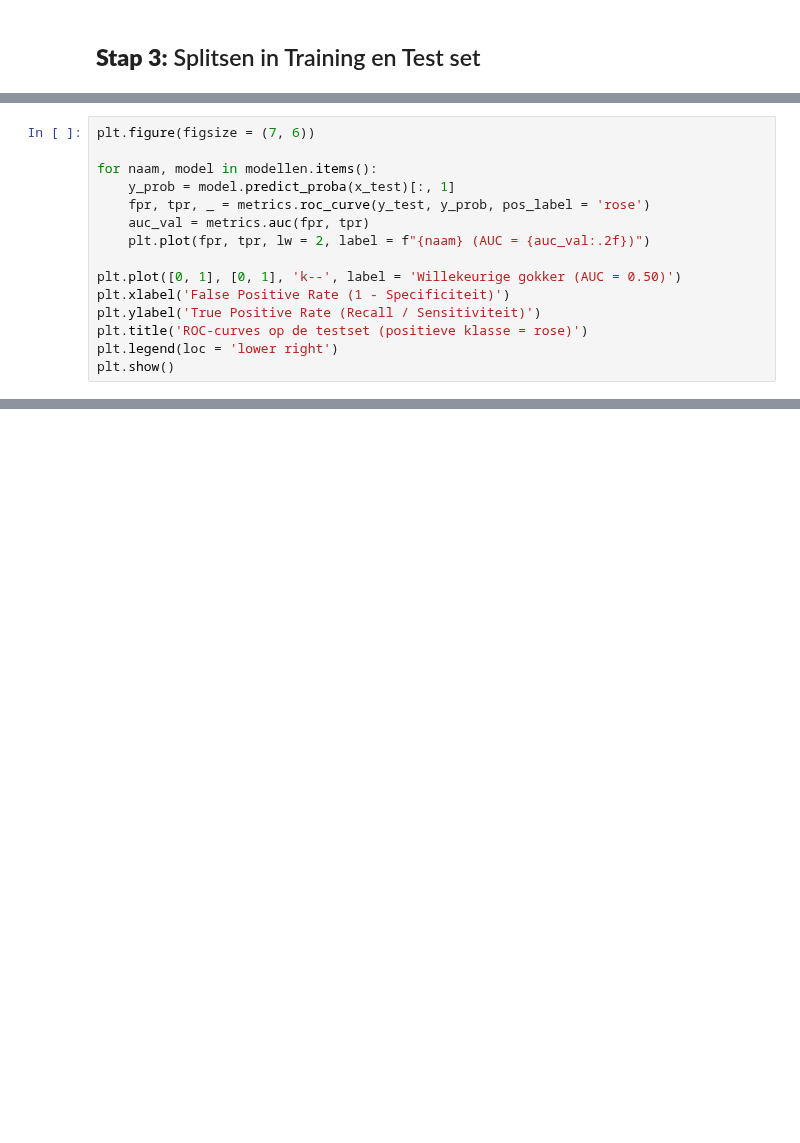
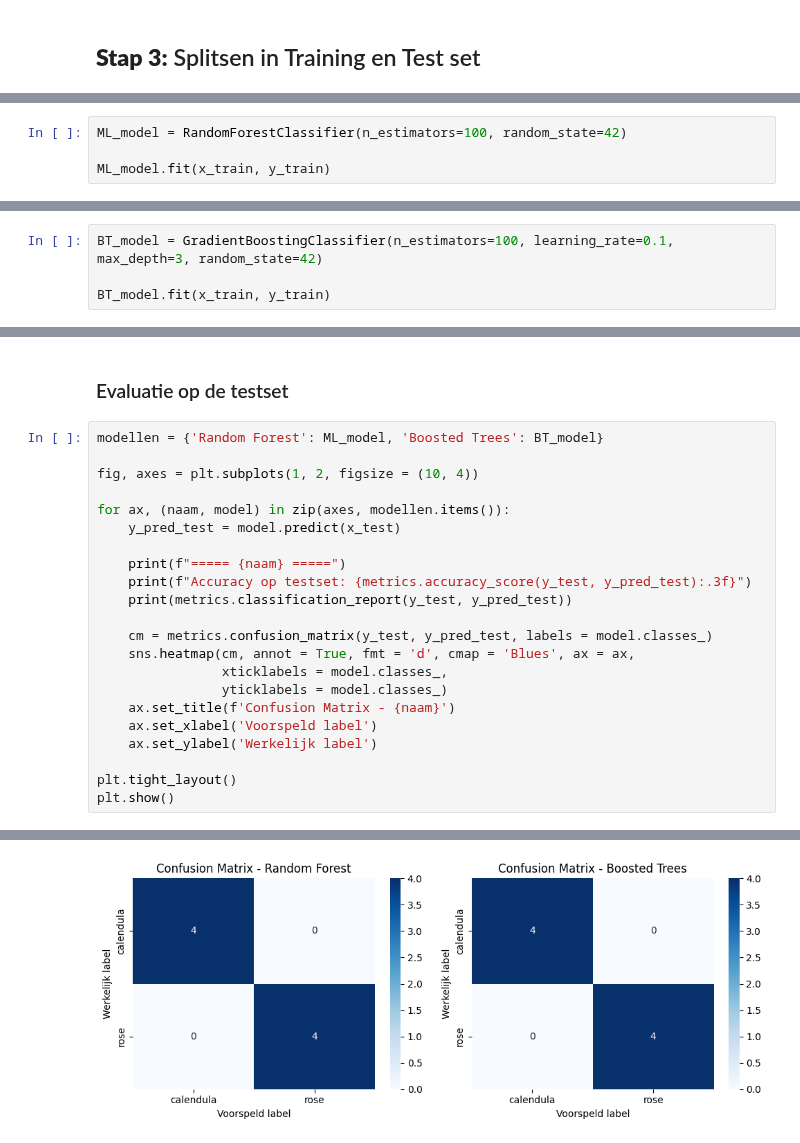
Before and after one commit to ChaybonV/Machine-learning---Forecasting, a Jupyter notebook: Les 5/Boosted Trees.ipynb, the cells around one changed output, grey strips where cells are left out. Drawn from its saved outputs; the diff is of its cells as text; blank space fills up the shorter version.

```diff
--- a/Les 5/Boosted Trees.ipynb
+++ b/Les 5/Boosted Trees.ipynb
@@ -392,15 +212,0 @@ weighted avg       1.00      1.00      1.00        12
-# %%
-plt.figure(figsize = (7, 6))
-
-for naam, model in modellen.items():
-    y_prob = model.predict_proba(x_test)[:, 1]
-    fpr, tpr, _ = metrics.roc_curve(y_test, y_prob, pos_label = 'rose')
-    auc_val = metrics.auc(fpr, tpr)
-    plt.plot(fpr, tpr, lw = 2, label = f"{naam} (AUC = {auc_val:.2f})")
-
-plt.plot([0, 1], [0, 1], 'k--', label = 'Willekeurige gokker (AUC = 0.50)')
-plt.xlabel('False Positive Rate (1 - Specificiteit)')
-plt.ylabel('True Positive Rate (Recall / Sensitiviteit)')
-plt.title('ROC-curves op de testset (positieve klasse = rose)')
-plt.legend(loc = 'lower right')
-plt.show()
@@ -438,0 +217,4 @@ df_vergelijking.round(3)
+# %%
+ML_model = RandomForestClassifier(n_estimators=100, random_state=42)
+
+ML_model.fit(x_train, y_train)
@@ -438,0 +231,4 @@ df_vergelijking.round(3)
+# %%
+BT_model = GradientBoostingClassifier(n_estimators=100, learning_rate=0.1, max_depth=3, random_state=42)
+
+BT_model.fit(x_train, y_train)
@@ -438,0 +278,25 @@ df_vergelijking.round(3)
+# %% [markdown]
+### Evaluatie op de testset
+# %%
+modellen = {'Random Forest': ML_model, 'Boosted Trees': BT_model}
+
+fig, axes = plt.subplots(1, 2, figsize = (10, 4))
+
+for ax, (naam, model) in zip(axes, modellen.items()):
+    y_pred_test = model.predict(x_test)
+
+    print(f"===== {naam} =====")
+    print(f"Accuracy op testset: {metrics.accuracy_score(y_test, y_pred_test):.3f}")
+    print(metrics.classification_report(y_test, y_pred_test))
+
+    cm = metrics.confusion_matrix(y_test, y_pred_test, labels = model.classes_)
+    sns.heatmap(cm, annot = True, fmt = 'd', cmap = 'Blues', ax = ax,
+                xticklabels = model.classes_,
+                yticklabels = model.classes_)
+    ax.set_title(f'Confusion Matrix - {naam}')
+    ax.set_xlabel('Voorspeld label')
+    ax.set_ylabel('Werkelijk label')
+
+plt.tight_layout()
+plt.show()
+# %% [output]
@@ -438,0 +320 @@ df_vergelijking.round(3)
+[figure, added]
```
Also changed, not shown: parts of 42 cells of this notebook.
